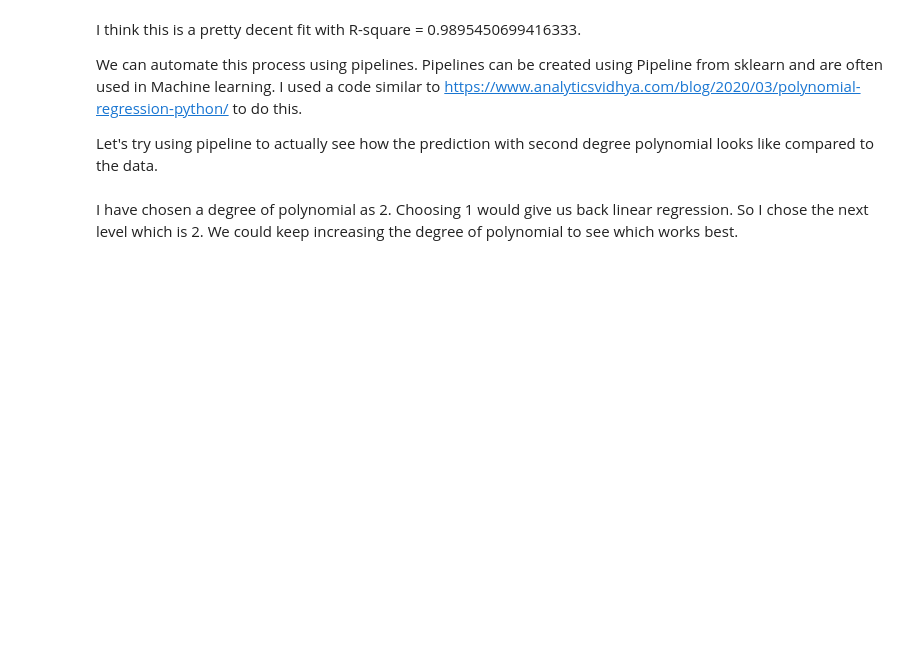
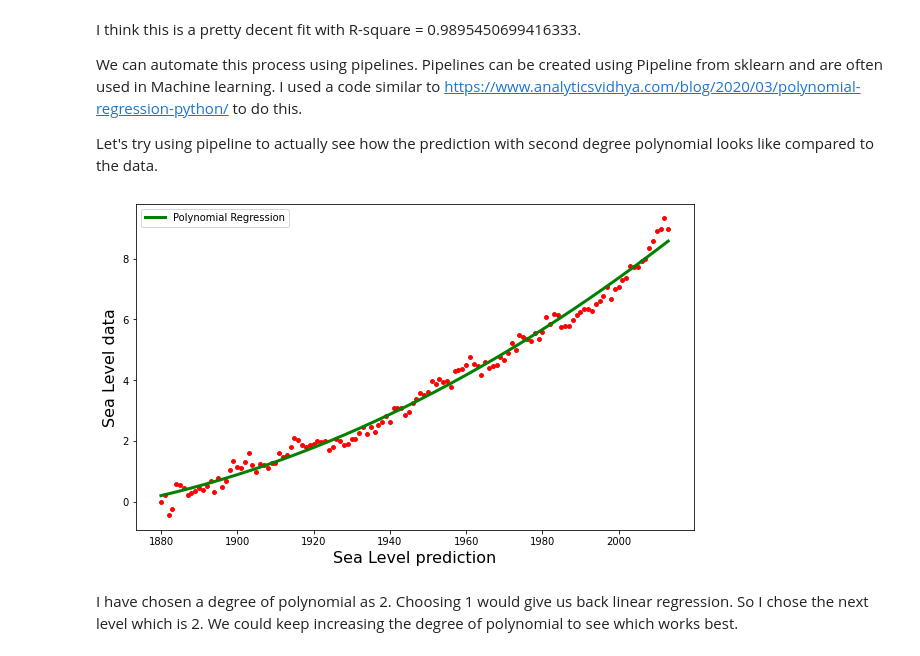
Before and after one commit to JaySanthanam/Programming-for-data, a Jupyter notebook: Projects/Sea_Level_Project.ipynb, the cells around one changed output. Saved outputs shown, nothing was run; the diff lists cells and outputs as text; code cells hidden in the pictures; blank space fills up the shorter version.

```diff
--- a/Projects/Sea_Level_Project.ipynb
+++ b/Projects/Sea_Level_Project.ipynb
@@ -609,25 +628,31 @@ Let's try using pipeline to actually see how the prediction with second degree p
 # %%
 # importing libraries for polynomial transform
 from sklearn.preprocessing import PolynomialFeatures
 # for creating pipeline
 from sklearn.pipeline import Pipeline
 # creating pipeline and fitting it on data
 pipe_input=[('polynomial',PolynomialFeatures(degree=2)),('modal',LinearRegression())]
 pipe=Pipeline(pipe_input)
 pipe.fit(x.reshape(-1,1),y.reshape(-1,1))
 
 poly_pred=pipe.predict(x.reshape(-1,1))
 #sorting predicted values with respect to predictor
 sorted_zip = sorted(zip(x,poly_pred))
 x_poly, poly_pred = zip(*sorted_zip)
 #plotting predictions
-plt.figure(figsize=(10,6))
-plt.scatter(x,y,s=15,color = 'red')
-plt.plot(x_poly,poly_pred,color='g',linewidth=3,label='Polynomial Regression')
-plt.xlabel('Sea Level prediction',fontsize=16)
-plt.ylabel('Sea Level data',fontsize=16)
-plt.legend()
-plt.show()
+def do_poly_plot_predictions(x,y,x_poly,poly_pred,label1,x_label,y_label):
+  plt.figure(figsize=(10,6))
+  plt.scatter(x,y,s=15,color = 'red')
+  plt.plot(x_poly,poly_pred,color='g',linewidth=3,label=label1)
+  plt.xlabel(x_label,fontsize=16)
+  plt.ylabel(y_label,fontsize=16)
+  plt.legend()
+  plt.show()
+  return
+
+do_poly_plot_predictions(x,y,x_poly,poly_pred,'Polynomial Regression','Sea Level prediction','Sea Level data')
+# %% [output]
+[figure, added]
 # %% [markdown]
 I have chosen a degree of polynomial as 2. Choosing 1 would give us back linear regression. So I chose the next level which is 2. We could keep increasing the degree of polynomial to see which works best.
 # %% [markdown]
```
Also changed, not shown: parts of 3 cells of this notebook.
